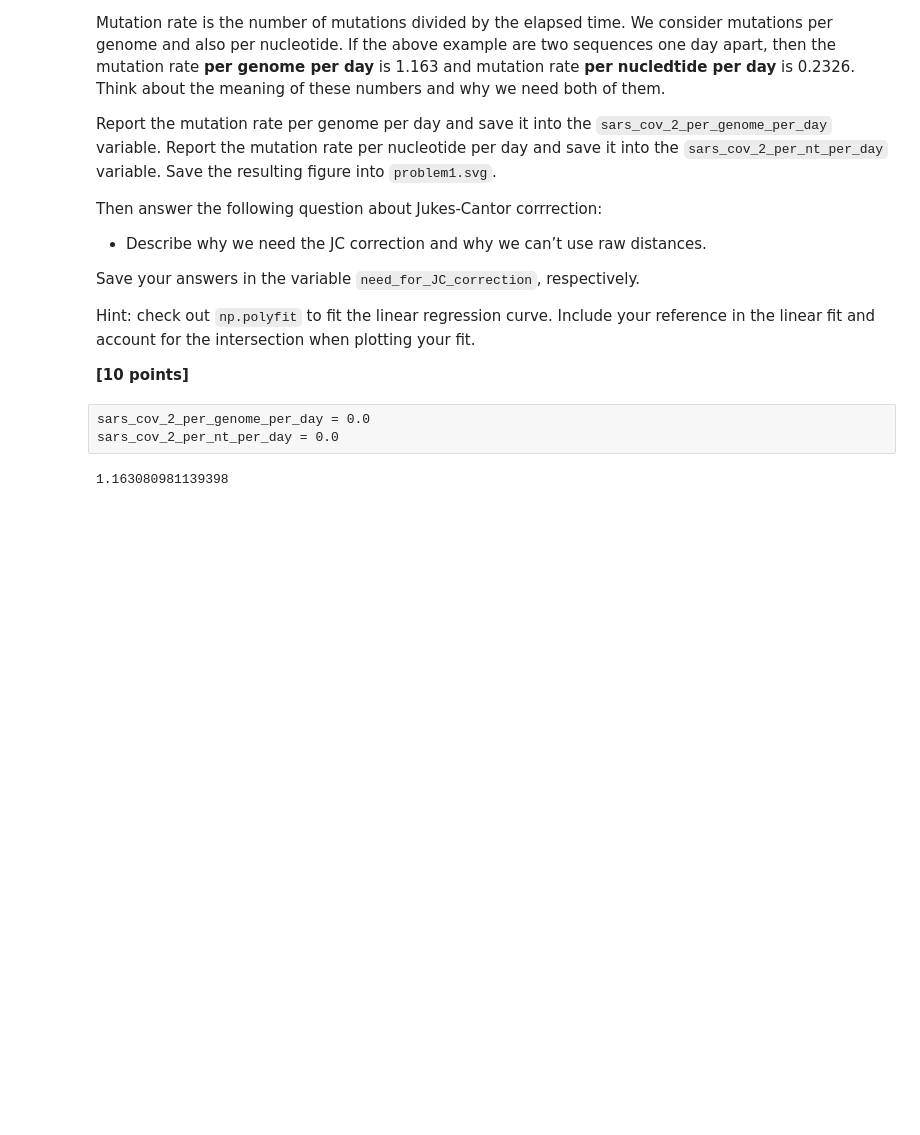
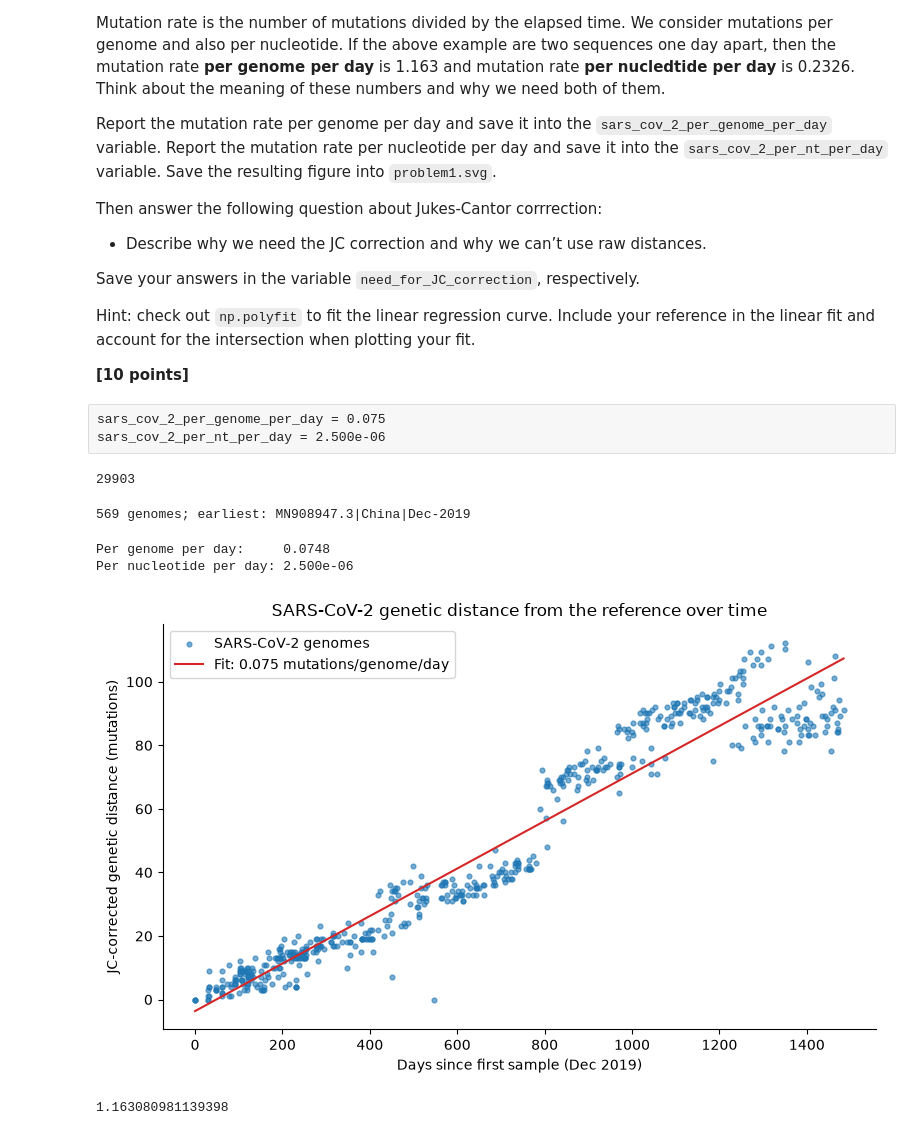
Before and after one commit to jaykneefur/assign_viral_evo, a Jupyter notebook: viral_evo_workbook.ipynb, the cells around one changed output. Drawn from its saved outputs; the diff is of its cells as text; code cells hidden in the pictures; blank space fills up the shorter version.

Commit message:
Problem 1: SARS-CoV-2 mutation rate with JC correction

```diff
--- a/viral_evo_workbook.ipynb
+++ b/viral_evo_workbook.ipynb
@@ -65,11 +65,59 @@ Hint: check out `np.polyfit` to fit the linear regression curve. Include your re
 
 **[10 points]**
 # %% [raw]
-sars_cov_2_per_genome_per_day = 0.0
-sars_cov_2_per_nt_per_day = 0.0
+sars_cov_2_per_genome_per_day = 0.075
+sars_cov_2_per_nt_per_day = 2.500e-06
 # %%
 from Bio import Entrez
 Entrez.email = "z5498656@student.unsw.edu.au"
+# %%
+# Download the NCBI reference genome (NC_045512.2)
+from Bio import Entrez, SeqIO
+reference = str(SeqIO.read(Entrez.efetch(db="nuccore", id="NC_045512.2",
+                                         rettype="fasta", retmode="text"), "fasta").seq)
+print(len(reference))  # expect 29903
+# %% [output]
+29903
+# %%
+# Load the aligned SARS-CoV-2 genomes; JC distance to the reference and days since the first sample
+from helper_functions import jukes_cantor
+
+def load_distances(path, ref_seq):
+    records = list(SeqIO.parse(path, "fasta"))
+    # Headers look like "EPI_ISL_3834282|Australia|2021-08-21"; the date is the 3rd field
+    dates = pd.to_datetime([r.description.split("|")[2] for r in records], format="mixed")
+    days = (dates - dates.min()).days.values
+    distances = np.array([jukes_cantor(ref_seq, str(r.seq)) for r in records])
+    return records, days, distances
+
+sars_records, sars_days, sars_dist = load_distances("data/p1-sars-cov-2-variants.fasta", reference)
+first = np.argmin(sars_days)
+print(len(sars_records), "genomes; earliest:", sars_records[first].description)
+# %% [output]
+569 genomes; earliest: MN908947.3|China|Dec-2019
+# %%
+# Linear regression (slope = mutations per genome per day) and plot
+import matplotlib.pyplot as plt
+
+slope, intercept = np.polyfit(sars_days, sars_dist, 1)
+print(f"Per genome per day:     {slope:.4f}")
+print(f"Per nucleotide per day: {slope / len(reference):.3e}")
+
+fig, ax = plt.subplots(figsize=(8, 5))
+ax.scatter(sars_days, sars_dist, s=12, alpha=0.6, label="SARS-CoV-2 genomes")
+x = np.array([0, sars_days.max()])
+ax.plot(x, slope * x + intercept, color="tab:red", label=f"Fit: {slope:.3f} mutations/genome/day")
+ax.set(xlabel="Days since first sample (Dec 2019)", ylabel="JC-corrected genetic distance (mutations)",
+       title="SARS-CoV-2 genetic distance from the reference over time")
+ax.legend()
+ax.spines[["top", "right"]].set_visible(False)
+plt.tight_layout()
+plt.savefig("problem1.svg")
+plt.show()
+# %% [output]
+Per genome per day:     0.0748
+Per nucleotide per day: 2.500e-06
+[figure, added]
 # %%
 # Test Jukes-Cantor on the example from the task (expected 1.163)
 from helper_functions import jukes_cantor
```
Also changed, not shown: parts of 1 cell of this notebook, 2 other files.
